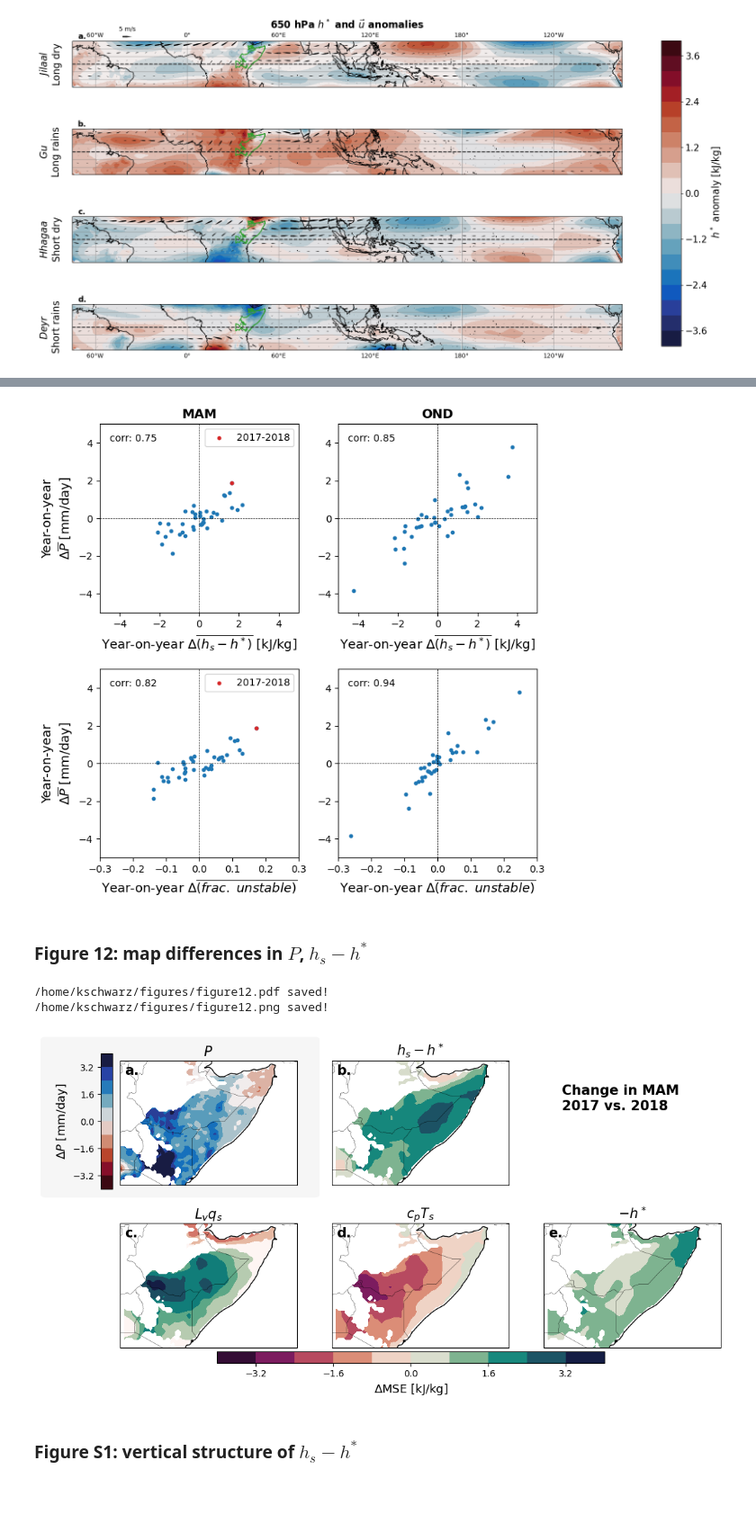
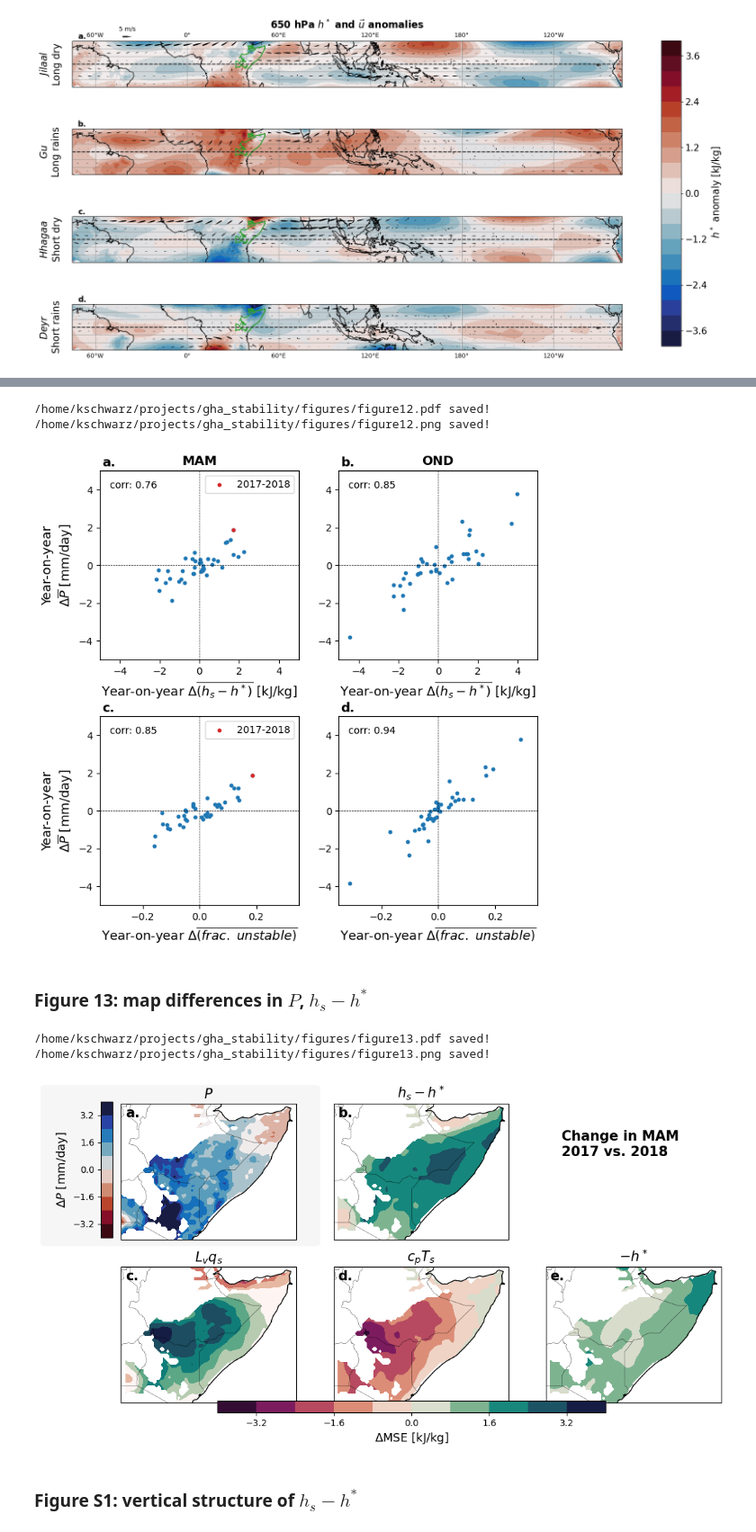
Before and after one commit to ks905383/gha_stability, a Jupyter notebook: code/master_run.ipynb, the cells around one changed output, grey strips where cells are left out. Shown at 90% size. Saved outputs shown, nothing was run; the diff lists cells and outputs as text; code cells hidden in the pictures; blank space fills up the shorter version.

```diff
--- a/code/master_run.ipynb
+++ b/code/master_run.ipynb
@@ -368,16 +464,18 @@ wrapper_figure10(save_fig=True,output_fn=dir_list['figs']+'figure10')
 # %%
-wrapper_figure11(save_fig=True,output_fn=dir_list['figs']+'figure11')
+wrapper_figure12(save_fig=True,output_fn=dir_list['figs']+'figure12')
 # %% [output]
+/home/kschwarz/projects/gha_stability/figures/figure12.pdf saved!
+/home/kschwarz/projects/gha_stability/figures/figure12.png saved!
-[figure, old version]
+[figure, new version]
 # %% [markdown]
-### Figure 12: map differences in $P$, $h_s-h^*$
+### Figure 13: map differences in $P$, $h_s-h^*$
 # %%
-wrapper_figure12(mod_a='MERRA2',yrs=[[2017],[2018]],
-                 save_fig=True,output_fn=dir_list['figs']+'figure12')
+wrapper_figure13(mod_a='MERRA2',yrs=[[2017],[2018]],
+                 save_fig=True,output_fn=dir_list['figs']+'figure13')
 # %% [output]
-/home/kschwarz/figures/figure12.pdf saved!
-/home/kschwarz/figures/figure12.png saved!
+/home/kschwarz/projects/gha_stability/figures/figure13.pdf saved!
+/home/kschwarz/projects/gha_stability/figures/figure13.png saved!
-[figure, old version]
+[figure, new version]
 # %% [markdown]
 ### Figure S1: vertical structure of $h_s-h^*$
 # %% [markdown]
```
Also changed, not shown: parts of 59 cells of this notebook, 36 other files.
